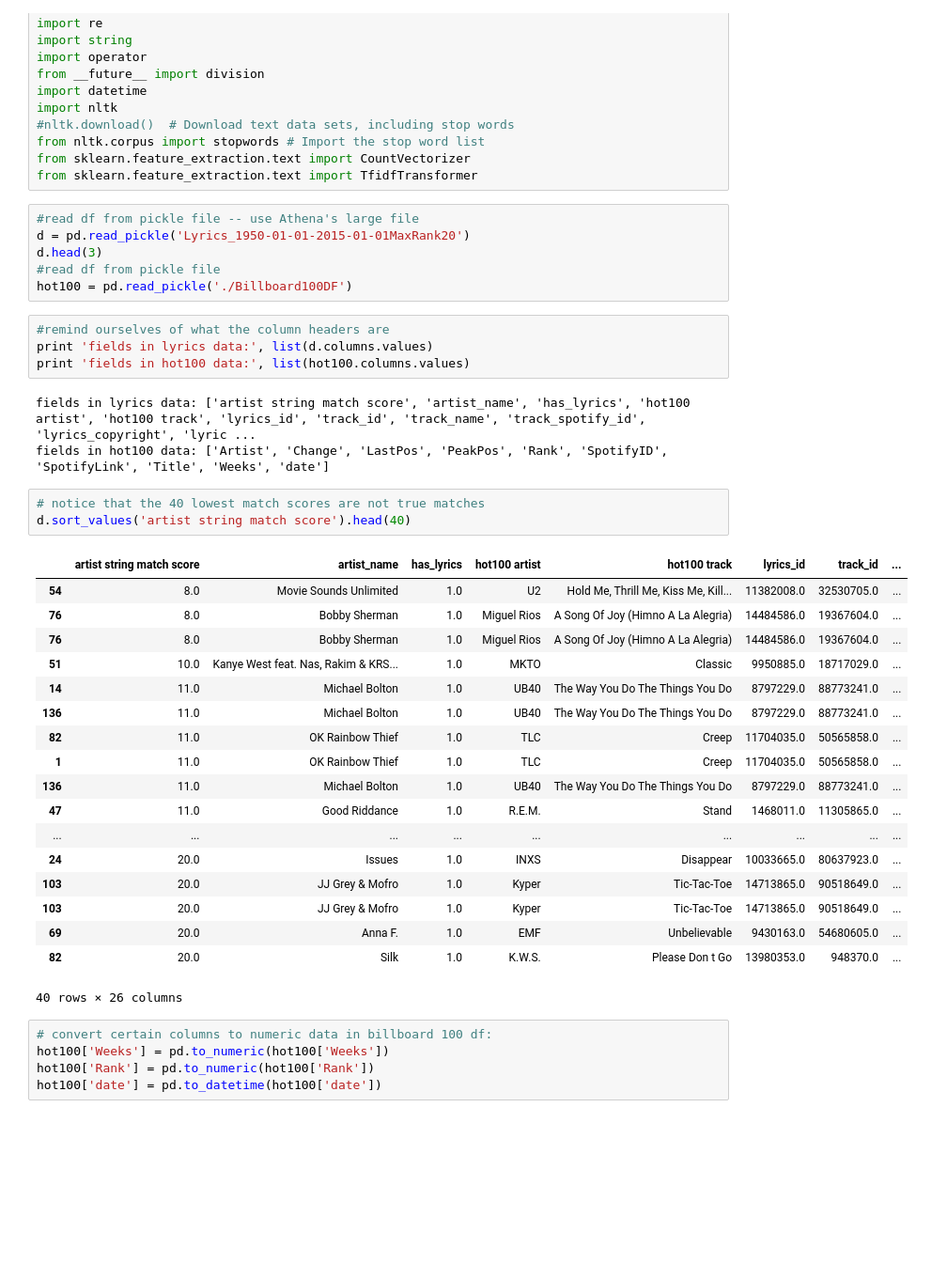
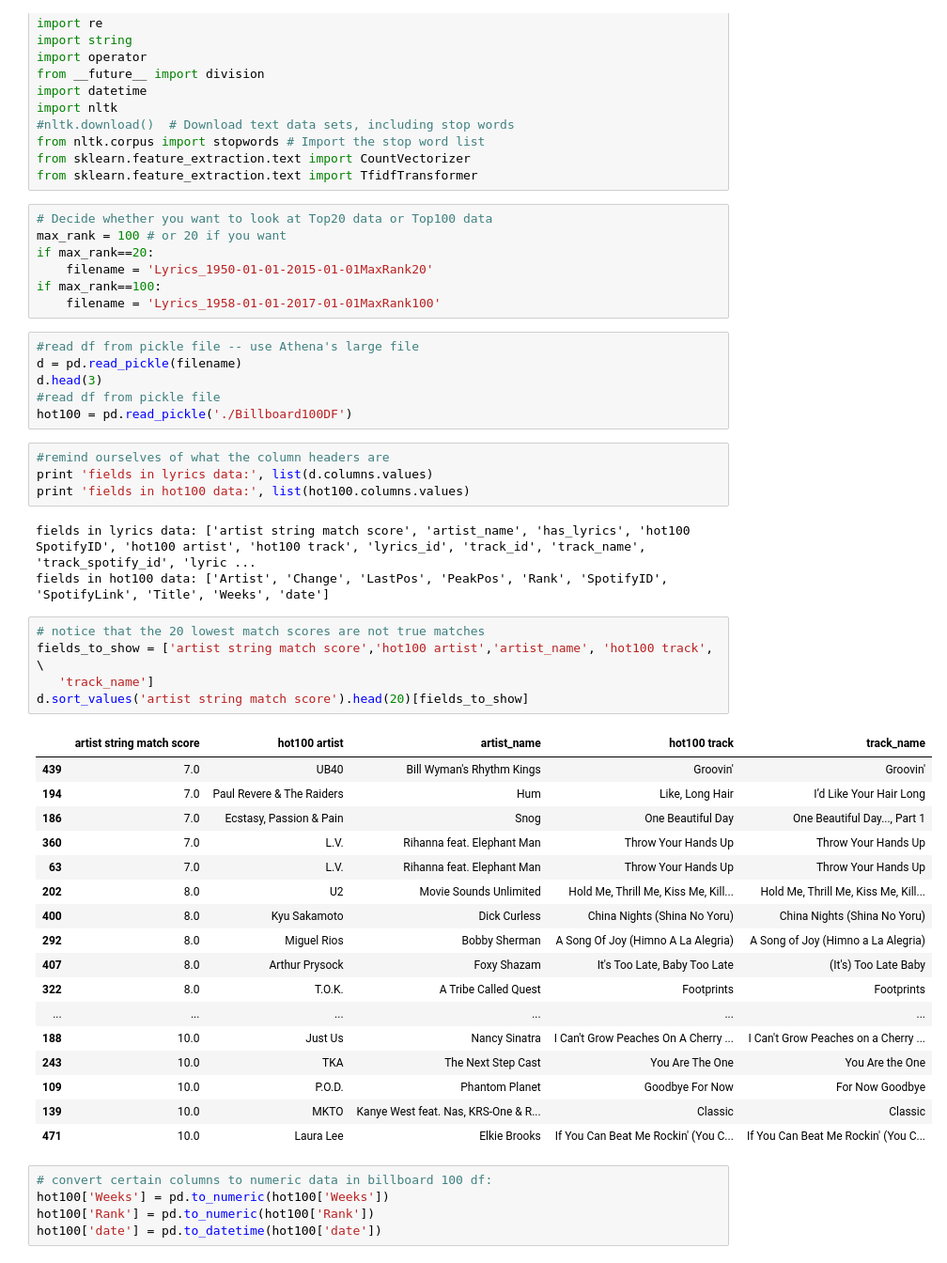
Before and after one commit to swuerth/CDIPS_Pandora, a Jupyter notebook: NLP_Musixmatch.ipynb, the cells around one changed output. Shown at 94% size. Saved outputs shown, nothing was run; the diff lists cells and outputs as text; blank space fills up the shorter version.

Commit message:
Newer version of NLP notebook that analyzes more data (all of hot100)

```diff
--- a/NLP_Musixmatch.ipynb
+++ b/NLP_Musixmatch.ipynb
@@ -23,9 +23,16 @@ import nltk
 from nltk.corpus import stopwords # Import the stop word list
 from sklearn.feature_extraction.text import CountVectorizer
 from sklearn.feature_extraction.text import TfidfTransformer
+# %%
+# Decide whether you want to look at Top20 data or Top100 data
+max_rank = 100 # or 20 if you want
+if max_rank==20:
+    filename = 'Lyrics_1950-01-01-2015-01-01MaxRank20'
+if max_rank==100:
+    filename = 'Lyrics_1958-01-01-2017-01-01MaxRank100'
 # %%
 #read df from pickle file -- use Athena's large file
-d = pd.read_pickle('Lyrics_1950-01-01-2015-01-01MaxRank20')
+d = pd.read_pickle(filename)
 d.head(3)
 #read df from pickle file
 hot100 = pd.read_pickle('./Billboard100DF')
@@ -34,30 +41,31 @@ hot100 = pd.read_pickle('./Billboard100DF')
 print 'fields in lyrics data:', list(d.columns.values)
 print 'fields in hot100 data:', list(hot100.columns.values)
 # %% [output]
-fields in lyrics data: ['artist string match score', 'artist_name', 'has_lyrics', 'hot100 artist', 'hot100 track', 'lyrics_id', 'track_id', 'track_name', 'track_spotify_id', 'lyrics_copyright', 'lyric ...
+fields in lyrics data: ['artist string match score', 'artist_name', 'has_lyrics', 'hot100 SpotifyID', 'hot100 artist', 'hot100 track', 'lyrics_id', 'track_id', 'track_name', 'track_spotify_id', 'lyric ...
 fields in hot100 data: ['Artist', 'Change', 'LastPos', 'PeakPos', 'Rank', 'SpotifyID', 'SpotifyLink', 'Title', 'Weeks', 'date']
 # %%
-# notice that the 40 lowest match scores are not true matches
-d.sort_values('artist string match score').head(40)
+# notice that the 20 lowest match scores are not true matches
+fields_to_show = ['artist string match score','hot100 artist','artist_name', 'hot100 track', \
+   'track_name']
+d.sort_values('artist string match score').head(20)[fields_to_show]
 # %% [output]
-|  | artist string match score | artist_name | has_lyrics | hot100 artist | hot100 track | lyrics_id | track_id | ... |
-| 54 | 8.0 | Movie Sounds Unlimited | 1.0 | U2 | Hold Me, Thrill Me, Kiss Me, Kill... | 11382008.0 | 32530705.0 | ... |
-| 76 | 8.0 | Bobby Sherman | 1.0 | Miguel Rios | A Song Of Joy (Himno A La Alegria) | 14484586.0 | 19367604.0 | ... |
-| 76 | 8.0 | Bobby Sherman | 1.0 | Miguel Rios | A Song Of Joy (Himno A La Alegria) | 14484586.0 | 19367604.0 | ... |
-| 51 | 10.0 | Kanye West feat. Nas, Rakim & KRS... | 1.0 | MKTO | Classic | 9950885.0 | 18717029.0 | ... |
-| 14 | 11.0 | Michael Bolton | 1.0 | UB40 | The Way You Do The Things You Do | 8797229.0 | 88773241.0 | ... |
-| 136 | 11.0 | Michael Bolton | 1.0 | UB40 | The Way You Do The Things You Do | 8797229.0 | 88773241.0 | ... |
-| 82 | 11.0 | OK Rainbow Thief | 1.0 | TLC | Creep | 11704035.0 | 50565858.0 | ... |
-| 1 | 11.0 | OK Rainbow Thief | 1.0 | TLC | Creep | 11704035.0 | 50565858.0 | ... |
-| 136 | 11.0 | Michael Bolton | 1.0 | UB40 | The Way You Do The Things You Do | 8797229.0 | 88773241.0 | ... |
-| 47 | 11.0 | Good Riddance | 1.0 | R.E.M. | Stand | 1468011.0 | 11305865.0 | ... |
-| ... | ... | ... | ... | ... | ... | ... | ... | ... |
-| 24 | 20.0 | Issues | 1.0 | INXS | Disappear | 10033665.0 | 80637923.0 | ... |
-| 103 | 20.0 | JJ Grey & Mofro | 1.0 | Kyper | Tic-Tac-Toe | 14713865.0 | 90518649.0 | ... |
-| 103 | 20.0 | JJ Grey & Mofro | 1.0 | Kyper | Tic-Tac-Toe | 14713865.0 | 90518649.0 | ... |
-| 69 | 20.0 | Anna F. | 1.0 | EMF | Unbelievable | 9430163.0 | 54680605.0 | ... |
-| 82 | 20.0 | Silk | 1.0 | K.W.S. | Please Don t Go | 13980353.0 | 948370.0 | ... |
+|  | artist string match score | hot100 artist | artist_name | hot100 track | track_name |
+| 439 | 7.0 | UB40 | Bill Wyman's Rhythm Kings | Groovin' | Groovin' |
+| 194 | 7.0 | Paul Revere & The Raiders | Hum | Like, Long Hair | I’d Like Your Hair Long |
+| 186 | 7.0 | Ecstasy, Passion & Pain | Snog | One Beautiful Day | One Beautiful Day..., Part 1 |
+| 360 | 7.0 | L.V. | Rihanna feat. Elephant Man | Throw Your Hands Up | Throw Your Hands Up |
+| 63 | 7.0 | L.V. | Rihanna feat. Elephant Man | Throw Your Hands Up | Throw Your Hands Up |
+| 202 | 8.0 | U2 | Movie Sounds Unlimited | Hold Me, Thrill Me, Kiss Me, Kill... | Hold Me, Thrill Me, Kiss Me, Kill... |
+| 400 | 8.0 | Kyu Sakamoto | Dick Curless | China Nights (Shina No Yoru) | China Nights (Shina No Yoru) |
+| 292 | 8.0 | Miguel Rios | Bobby Sherman | A Song Of Joy (Himno A La Alegria) | A Song of Joy (Himno a La Alegria) |
+| 407 | 8.0 | Arthur Prysock | Foxy Shazam | It's Too Late, Baby Too Late | (It's) Too Late Baby |
+| 322 | 8.0 | T.O.K. | A Tribe Called Quest | Footprints | Footprints |
+| ... | ... | ... | ... | ... | ... |
+| 188 | 10.0 | Just Us | Nancy Sinatra | I Can't Grow Peaches On A Cherry ... | I Can't Grow Peaches on a Cherry ... |
+| 243 | 10.0 | TKA | The Next Step Cast | You Are The One | You Are the One |
+| 109 | 10.0 | P.O.D. | Phantom Planet | Goodbye For Now | For Now Goodbye |
+| 139 | 10.0 | MKTO | Kanye West feat. Nas, KRS-One & R... | Classic | Classic |
+| 471 | 10.0 | Laura Lee | Elkie Brooks | If You Can Beat Me Rockin' (You C... | If You Can Beat Me Rockin' (You C... |
-40 rows × 26 columns
 # %%
 # convert certain columns to numeric data in billboard 100 df:
 hot100['Weeks'] = pd.to_numeric(hot100['Weeks'])
```
Also changed, not shown: parts of 38 cells of this notebook, 1 other file.
